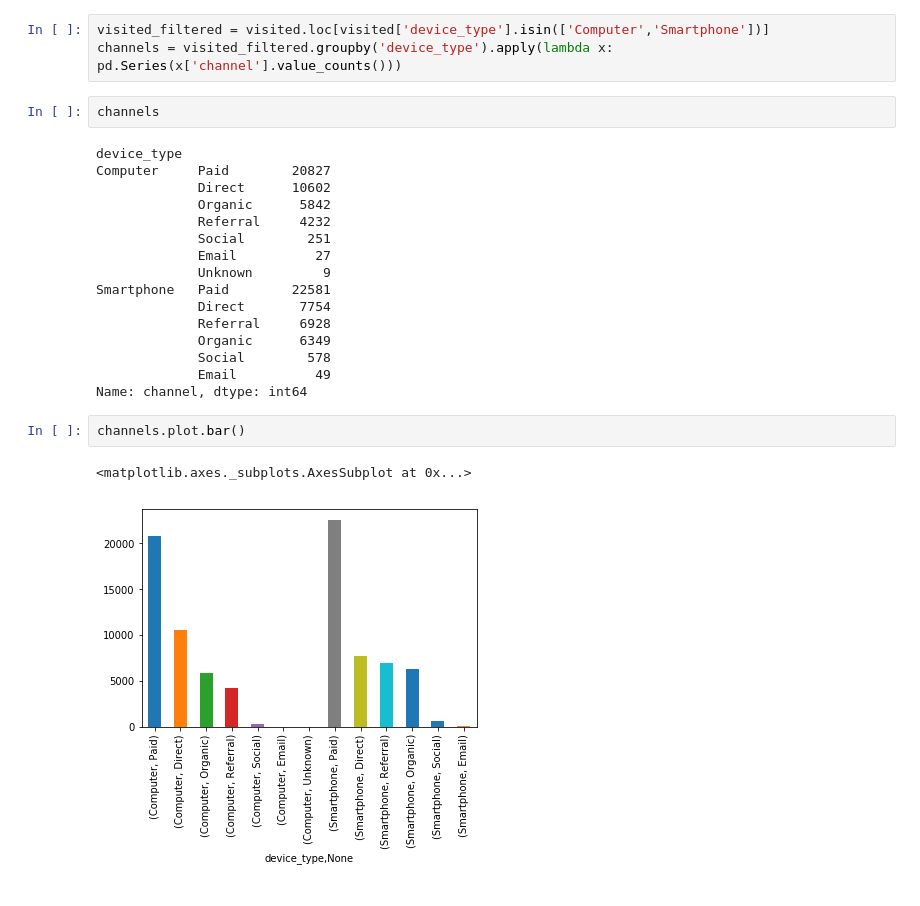
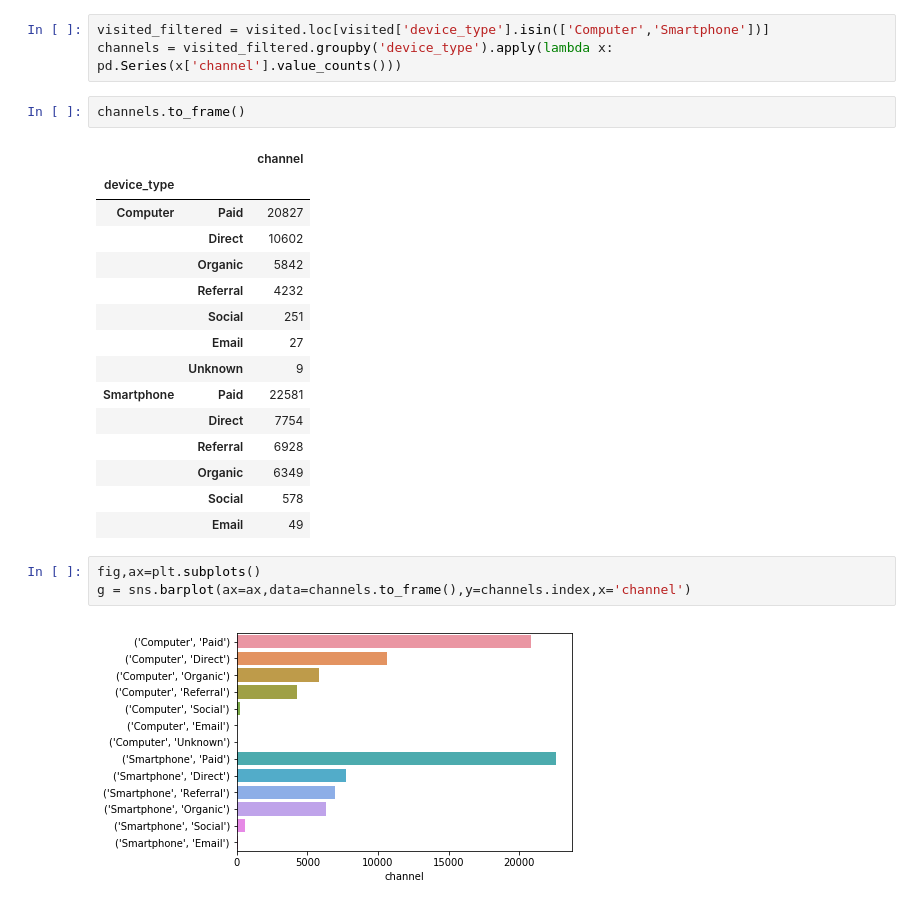
Before and after one commit to javier2409/TP1Datos2C2018, a Jupyter notebook: device type.ipynb, the cells around one changed output. Saved outputs shown, nothing was run; the diff lists cells and outputs as text.

```diff
--- a/device type.ipynb
+++ b/device type.ipynb
@@ -87,25 +88,25 @@ Text(0.5,1,'Cantidad de personas que compraron segun dispositivos utilizados par
 visited_filtered = visited.loc[visited['device_type'].isin(['Computer','Smartphone'])]
 channels = visited_filtered.groupby('device_type').apply(lambda x: pd.Series(x['channel'].value_counts()))
 # %%
-channels
+channels.to_frame()
 # %% [output]
-device_type
-Computer     Paid        20827
-             Direct      10602
-             Organic      5842
-             Referral     4232
-             Social        251
-             Email          27
-             Unknown         9
-Smartphone   Paid        22581
-             Direct       7754
-             Referral     6928
-             Organic      6349
-             Social        578
-             Email          49
-Name: channel, dtype: int64
+|  |  | channel |
+| device_type |  |  |
+| Computer | Paid | 20827 |
+|  | Direct | 10602 |
+|  | Organic | 5842 |
+|  | Referral | 4232 |
+|  | Social | 251 |
+|  | Email | 27 |
+|  | Unknown | 9 |
+| Smartphone | Paid | 22581 |
+|  | Direct | 7754 |
+|  | Referral | 6928 |
+|  | Organic | 6349 |
+|  | Social | 578 |
+|  | Email | 49 |
-# %%
-channels.plot.bar()
-# %% [output]
-<matplotlib.axes._subplots.AxesSubplot at 0x...>
-[figure, removed]
+# %%
+fig,ax=plt.subplots()
+g = sns.barplot(ax=ax,data=channels.to_frame(),y=channels.index,x='channel')
+# %% [output]
+[figure, added]
```
Also changed, not shown: parts of 8 cells of this notebook.
